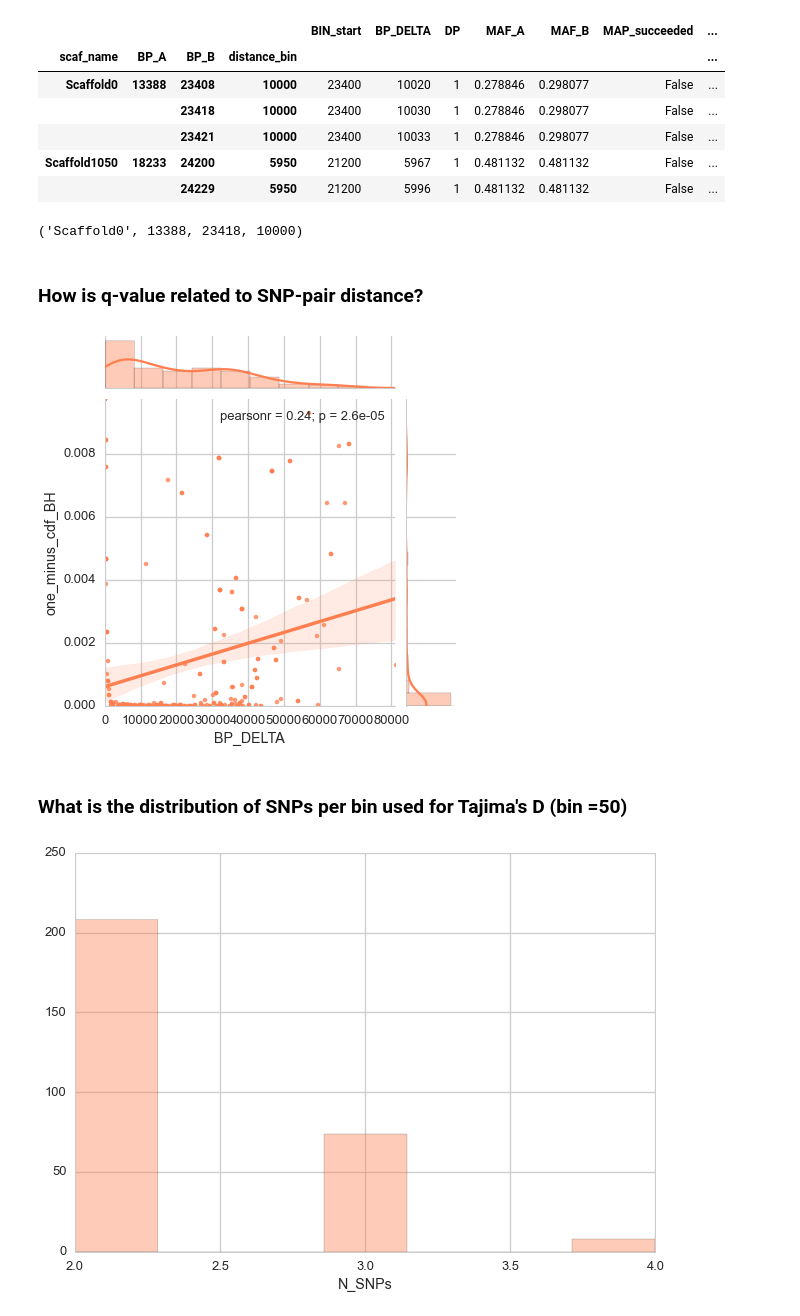
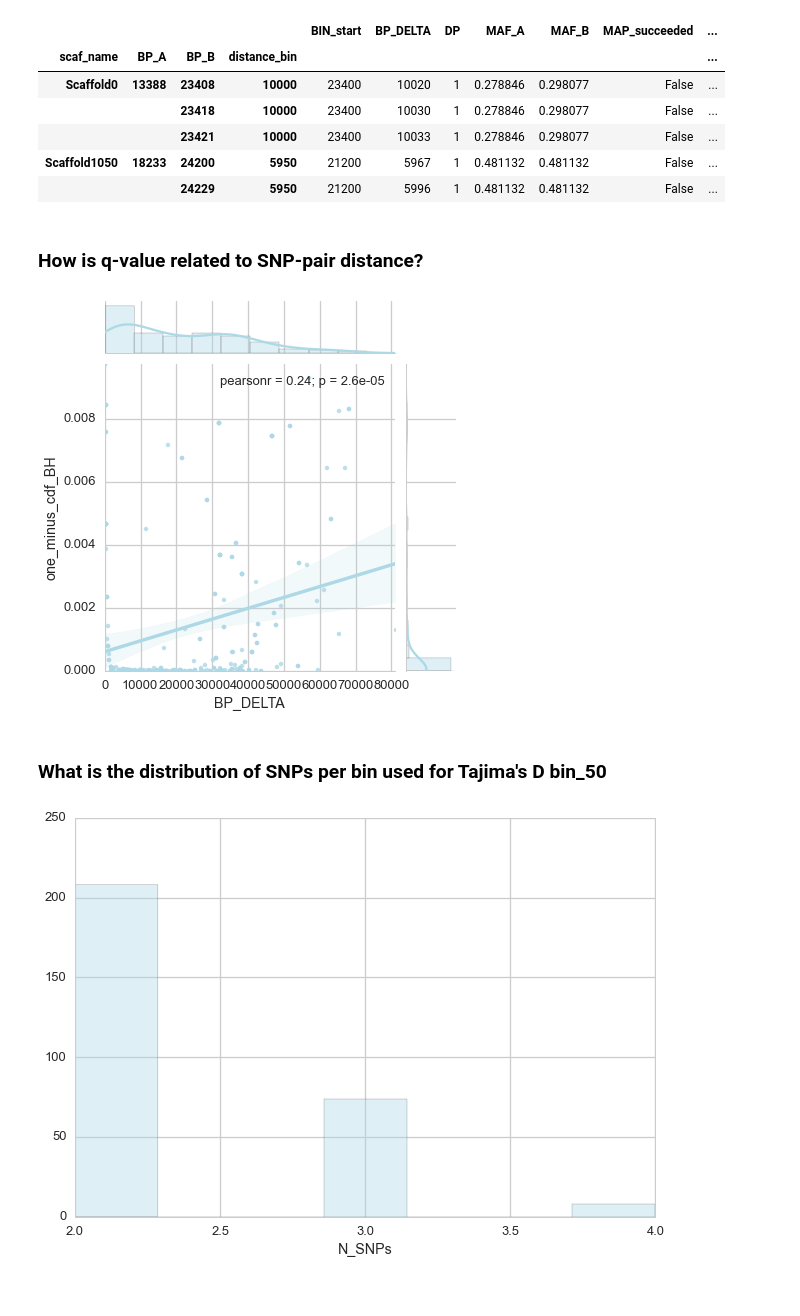
Before and after one commit to xguse/ipy_notebooks, a Jupyter notebook: YALE/ddrad58/2015-03-13_LD_thresholds_via_binning_RESULTS.ipynb, the cells around one changed output. Cells and saved outputs as stored; diff of their text form; code cells hidden in the pictures.

```diff
--- a/YALE/ddrad58/2015-03-13_LD_thresholds_via_binning_RESULTS.ipynb
+++ b/YALE/ddrad58/2015-03-13_LD_thresholds_via_binning_RESULTS.ipynb
@@ -329,10 +349,6 @@ ld_contig_taj_win_filter_t1.head()
 |  |  | 23421 | 10000 | 23400 | 10033 | 1 | 0.278846 | 0.298077 | False | ... |
 | Scaffold1050 | 18233 | 24200 | 5950 | 21200 | 5967 | 1 | 0.481132 | 0.481132 | False | ... |
 |  |  | 24229 | 5950 | 21200 | 5996 | 1 | 0.481132 | 0.481132 | False | ... |
-# %%
-ld_contig_taj_win_filter_t1.
-# %% [output]
-('Scaffold0', 13388, 23418, 10000)
 # %% [markdown]
 ### How is q-value related to SNP-pair distance?
 # %%
@@ -340,15 +356,15 @@ sns.jointplot(x='BP_DELTA',
               y='one_minus_cdf_BH',
               data=ld_contig_taj_win_filter,
               kind='reg',
-              color='coral',
+              color='lightblue',
               xlim=(0,ld_contig_taj_win_filter.distance_bin.max()),
               ylim=(0,ld_contig_taj_win_filter.one_minus_cdf_BH.max()));
 # %% [output]
-[figure, old version]
+[figure, new version]
 # %% [markdown]
-### What is the distribution of SNPs per bin used for Tajima's D  (bin =50)
+### What is the distribution of SNPs per bin used for Tajima's D bin_50
 # %%
-sns.distplot(ld_contig_taj_win_filter.N_SNPs, color='coral', kde=0);
+sns.distplot(ld_contig_taj_win_filter.N_SNPs, color='lightblue', kde=0);
 # %% [output]
-[figure, old version]
+[figure, new version]
 # %% [markdown]
```
Also changed, not shown: parts of 39 cells of this notebook, 3 other files.
